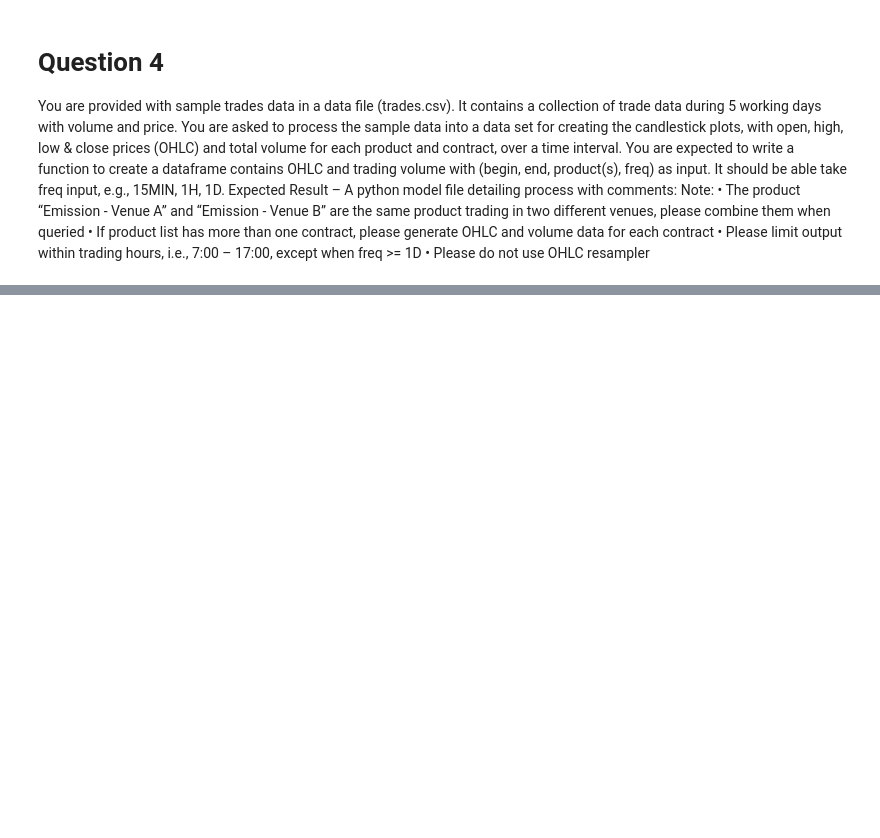
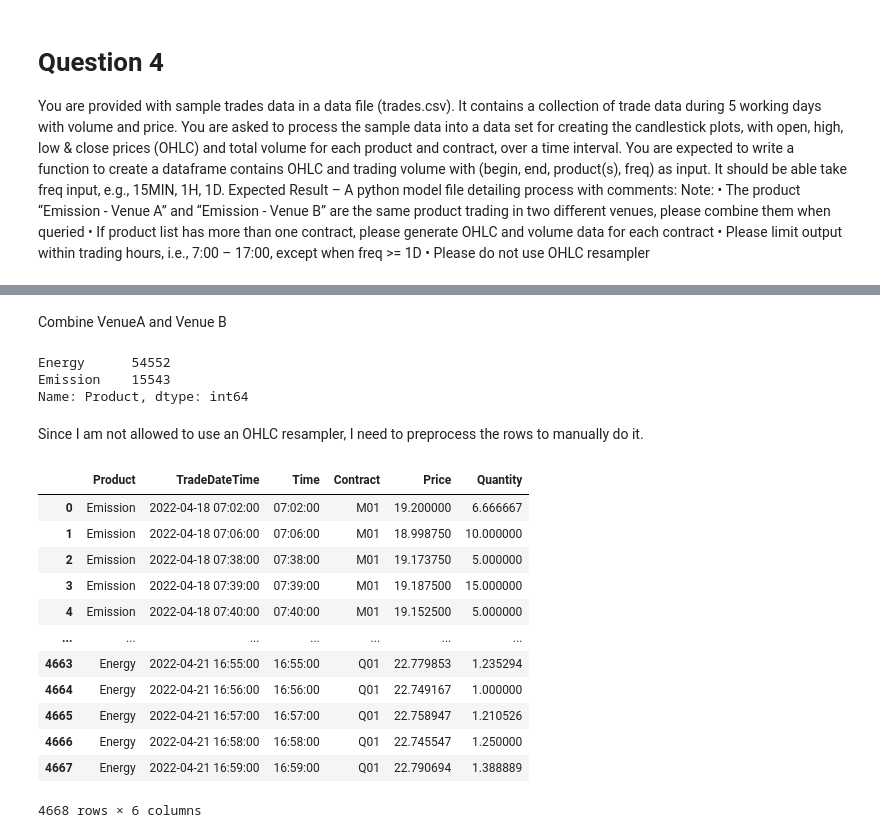
Before and after one commit to PaulWill92/time_series_assessment, a Jupyter notebook: tasks/0-assesment.ipynb, the cells around one changed output, grey strips where cells are left out. Cells and saved outputs as stored; diff of their text form; code cells hidden in the pictures; blank space fills up the shorter version.

```diff
--- a/tasks/0-assesment.ipynb
+++ b/tasks/0-assesment.ipynb
@@ -478,0 +481,3 @@ Expected Result – A python model file detailing process with comments: Note:
+# %%
+trades = pd.read_csv("../Data analyst coding challenge/Trades.csv")
+trades.info() # inspect data types and missing
@@ -478,0 +516,11 @@ Expected Result – A python model file detailing process with comments: Note:
+# %% [markdown]
+Combine VenueA and Venue B
+# %%
+trades = trades.replace({"Emission - Venue B": "Emission", "Emission - Venue A": "Emission"})
+trades["Product"].value_counts()
+# %% [output]
+Energy      54552
+Emission    15543
+Name: Product, dtype: int64
+# %% [markdown]
+Since I am not allowed to use an OHLC resampler, I need to preprocess the rows to manually do it.
@@ -478,0 +533,16 @@ Expected Result – A python model file detailing process with comments: Note:
+# %%
+trades_agg
+# %% [output]
+|  | Product | TradeDateTime | Time | Contract | Price | Quantity |
+| 0 | Emission | 2022-04-18 07:02:00 | 07:02:00 | M01 | 19.200000 | 6.666667 |
+| 1 | Emission | 2022-04-18 07:06:00 | 07:06:00 | M01 | 18.998750 | 10.000000 |
+| 2 | Emission | 2022-04-18 07:38:00 | 07:38:00 | M01 | 19.173750 | 5.000000 |
+| 3 | Emission | 2022-04-18 07:39:00 | 07:39:00 | M01 | 19.187500 | 15.000000 |
+| 4 | Emission | 2022-04-18 07:40:00 | 07:40:00 | M01 | 19.152500 | 5.000000 |
+| ... | ... | ... | ... | ... | ... | ... |
+| 4663 | Energy | 2022-04-21 16:55:00 | 16:55:00 | Q01 | 22.779853 | 1.235294 |
+| 4664 | Energy | 2022-04-21 16:56:00 | 16:56:00 | Q01 | 22.749167 | 1.000000 |
+| 4665 | Energy | 2022-04-21 16:57:00 | 16:57:00 | Q01 | 22.758947 | 1.210526 |
+| 4666 | Energy | 2022-04-21 16:58:00 | 16:58:00 | Q01 | 22.745547 | 1.250000 |
+| 4667 | Energy | 2022-04-21 16:59:00 | 16:59:00 | Q01 | 22.790694 | 1.388889 |
+4668 rows × 6 columns
```
Also changed, not shown: parts of 16 cells of this notebook, 7 other files.
